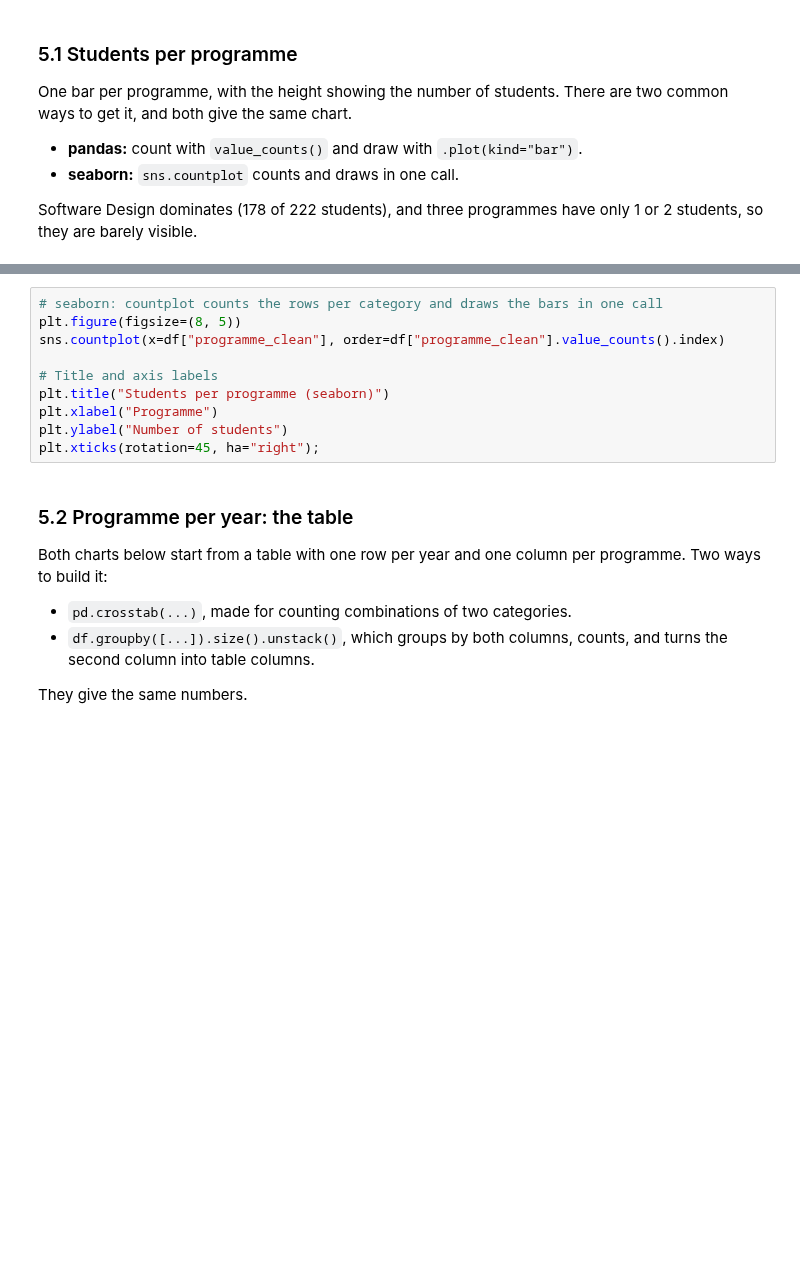
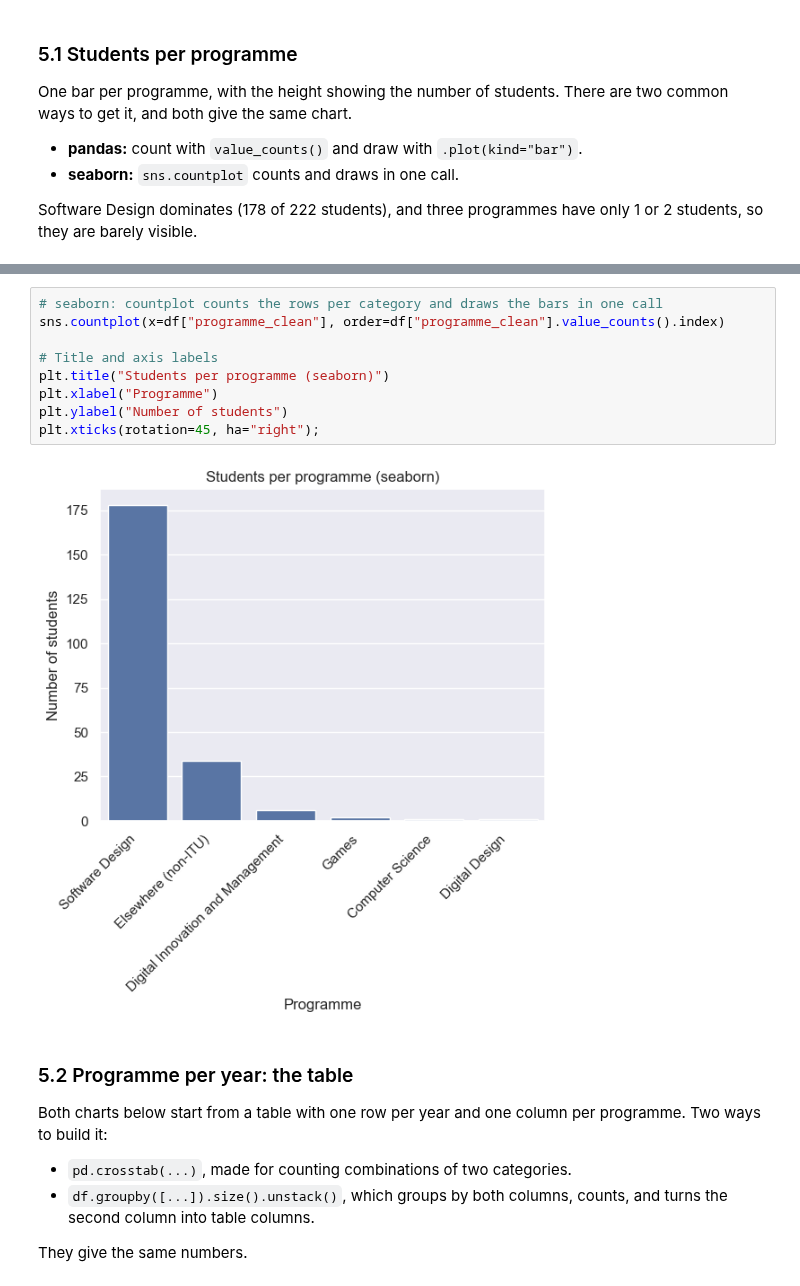
Before and after one commit to hellyhornbek/dmml-group-project, a Jupyter notebook: Assignment 01/Assignment #01 (Dataset)/Hans/basic_visualization.ipynb, the cells around one changed output, grey strips where cells are left out. Cells and saved outputs as stored; diff of their text form; blank space fills up the shorter version.

```diff
--- a/Assignment 01/Assignment #01 (Dataset)/Hans/basic_visualization.ipynb
+++ b/Assignment 01/Assignment #01 (Dataset)/Hans/basic_visualization.ipynb
@@ -229,13 +231,14 @@ plt.xticks(rotation=45, ha="right");
 # %%
 # seaborn: countplot counts the rows per category and draws the bars in one call
-plt.figure(figsize=(8, 5))
 sns.countplot(x=df["programme_clean"], order=df["programme_clean"].value_counts().index)
 
 # Title and axis labels
 plt.title("Students per programme (seaborn)")
 plt.xlabel("Programme")
 plt.ylabel("Number of students")
 plt.xticks(rotation=45, ha="right");
+# %% [output]
+[figure, added]
 # %% [markdown]
 ### 5.2 Programme per year: the table
 
```
Also changed, not shown: parts of 30 cells of this notebook, 11 other files.
